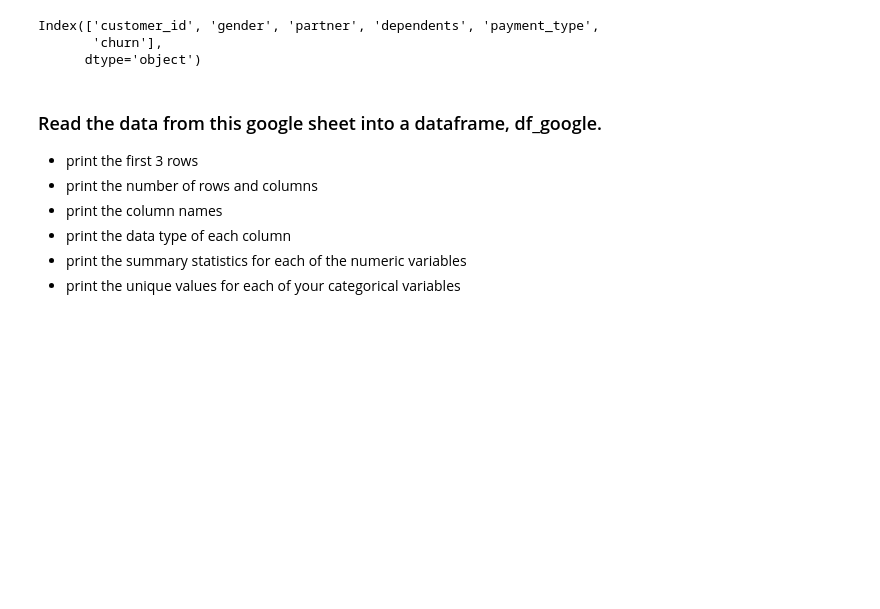
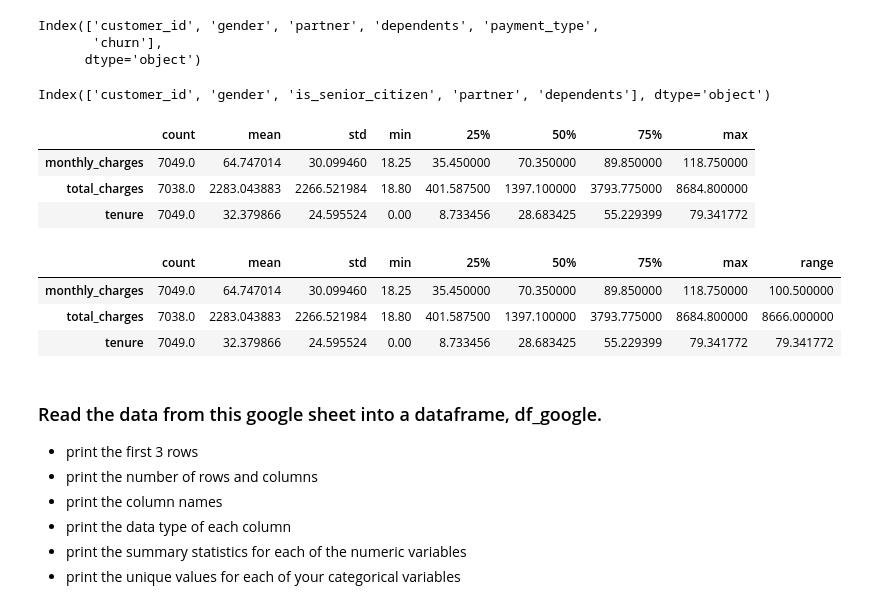
Before and after one commit to Saroj6632/classification-exercises, a Jupyter notebook: classification_exercises.ipynb, the cells around one changed output. Cells and saved outputs as stored; diff of their text form; code cells hidden in the pictures; blank space fills up the shorter version.

```diff
--- a/classification_exercises.ipynb
+++ b/classification_exercises.ipynb
@@ -194,6 +194,28 @@ df_excel.columns[df_excel.dtypes == 'object']
 Index(['customer_id', 'gender', 'partner', 'dependents', 'payment_type',
        'churn'],
       dtype='object')
+# %%
+# first 5 columns
+df_excel.columns[:5]
+# %% [output]
+Index(['customer_id', 'gender', 'is_senior_citizen', 'partner', 'dependents'], dtype='object')
+# %%
+#range for numeric column
+numeric = df_excel[['monthly_charges','total_charges','tenure']].describe().T
+numeric
+# %% [output]
+|  | count | mean | std | min | 25% | 50% | 75% | max |
+| monthly_charges | 7049.0 | 64.747014 | 30.099460 | 18.25 | 35.450000 | 70.350000 | 89.850000 | 118.750000 |
+| total_charges | 7038.0 | 2283.043883 | 2266.521984 | 18.80 | 401.587500 | 1397.100000 | 3793.775000 | 8684.800000 |
+| tenure | 7049.0 | 32.379866 | 24.595524 | 0.00 | 8.733456 | 28.683425 | 55.229399 | 79.341772 |
+# %%
+numeric['range']= numeric['max'] - numeric['min']
+numeric
+# %% [output]
+|  | count | mean | std | min | 25% | 50% | 75% | max | range |
+| monthly_charges | 7049.0 | 64.747014 | 30.099460 | 18.25 | 35.450000 | 70.350000 | 89.850000 | 118.750000 | 100.500000 |
+| total_charges | 7038.0 | 2283.043883 | 2266.521984 | 18.80 | 401.587500 | 1397.100000 | 3793.775000 | 8684.800000 | 8666.000000 |
+| tenure | 7049.0 | 32.379866 | 24.595524 | 0.00 | 8.733456 | 28.683425 | 55.229399 | 79.341772 | 79.341772 |
 # %% [markdown]
 ### Read the data from this google sheet into a dataframe, df_google.
 
```
Also changed, not shown: parts of 24 cells of this notebook.
